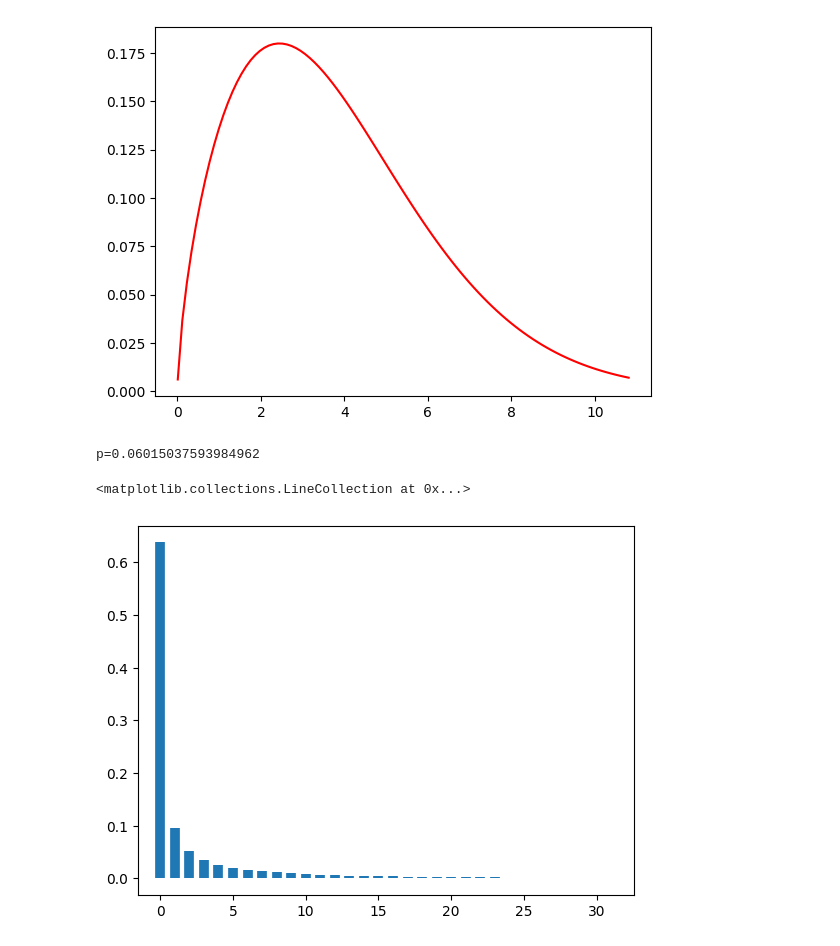
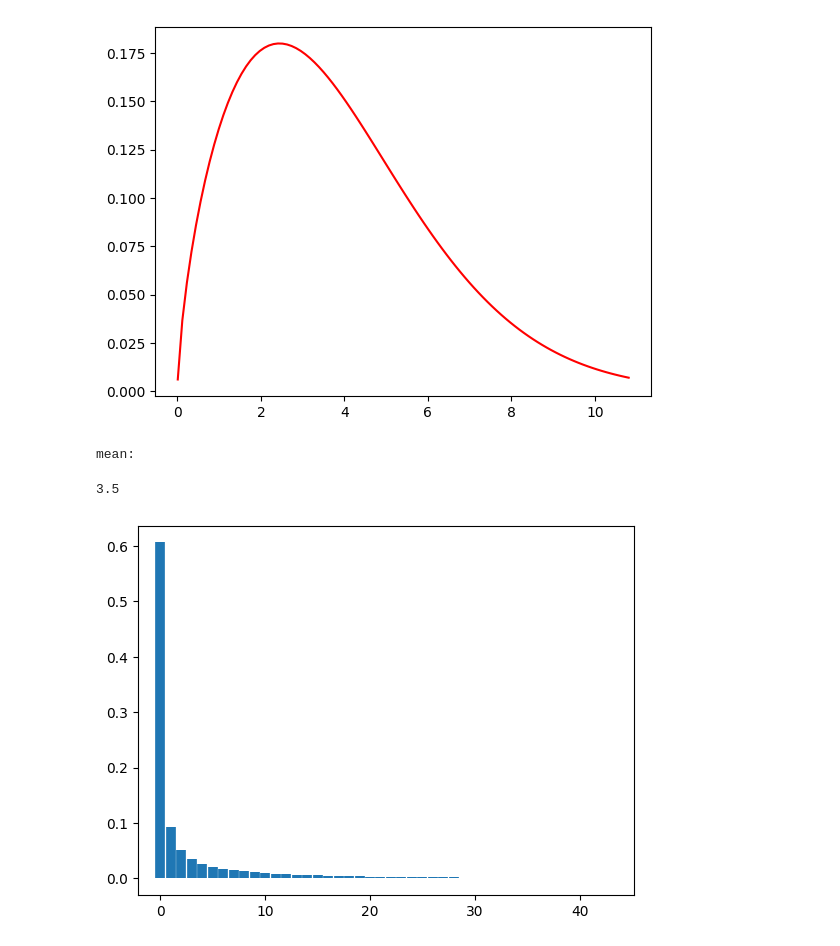
Before and after one commit to Michozord/sars_simulation, a Jupyter notebook: pdfs.ipynb, the cells around one changed output. Drawn from its saved outputs; the diff is of its cells as text; code cells hidden in the pictures.

```diff
--- a/pdfs.ipynb
+++ b/pdfs.ipynb
@@ -69,18 +69,21 @@ mean, variance:
 # %%
 # Negative binomial distribution for drawing number of new infections
 
 from scipy.stats import nbinom
 
-R_0 = 2.5
+R_0 = 3.5
 R_0_disp = 0.16
 p = R_0_disp / (R_0_disp + R_0)
-print(f"p={p}")
+n = R_0_disp
 
 fig, ax = plt.subplots(1, 1)
-x = np.arange(nbinom.ppf(0.01, n=R_0_disp, p=p),
-              nbinom.ppf(0.99, n=R_0_disp, p=p))
-ax.vlines(x, 0, nbinom.pmf(x, n=R_0_disp, p=p), lw=7)
+x = np.arange(nbinom.ppf(0.01, n=n, p=p),
+              nbinom.ppf(0.99, n=n, p=p))
+ax.vlines(x, 0, nbinom.pmf(x, n=n, p=p), lw=7)
+
+print("mean:")
+nbinom.mean(n=n, p=p)
 # %% [output]
-p=0.06015037593984962
+mean:
-<matplotlib.collections.LineCollection at 0x...>
+3.5
-[figure, old version]
+[figure, new version]
```
Also changed, not shown: 1 other file.
